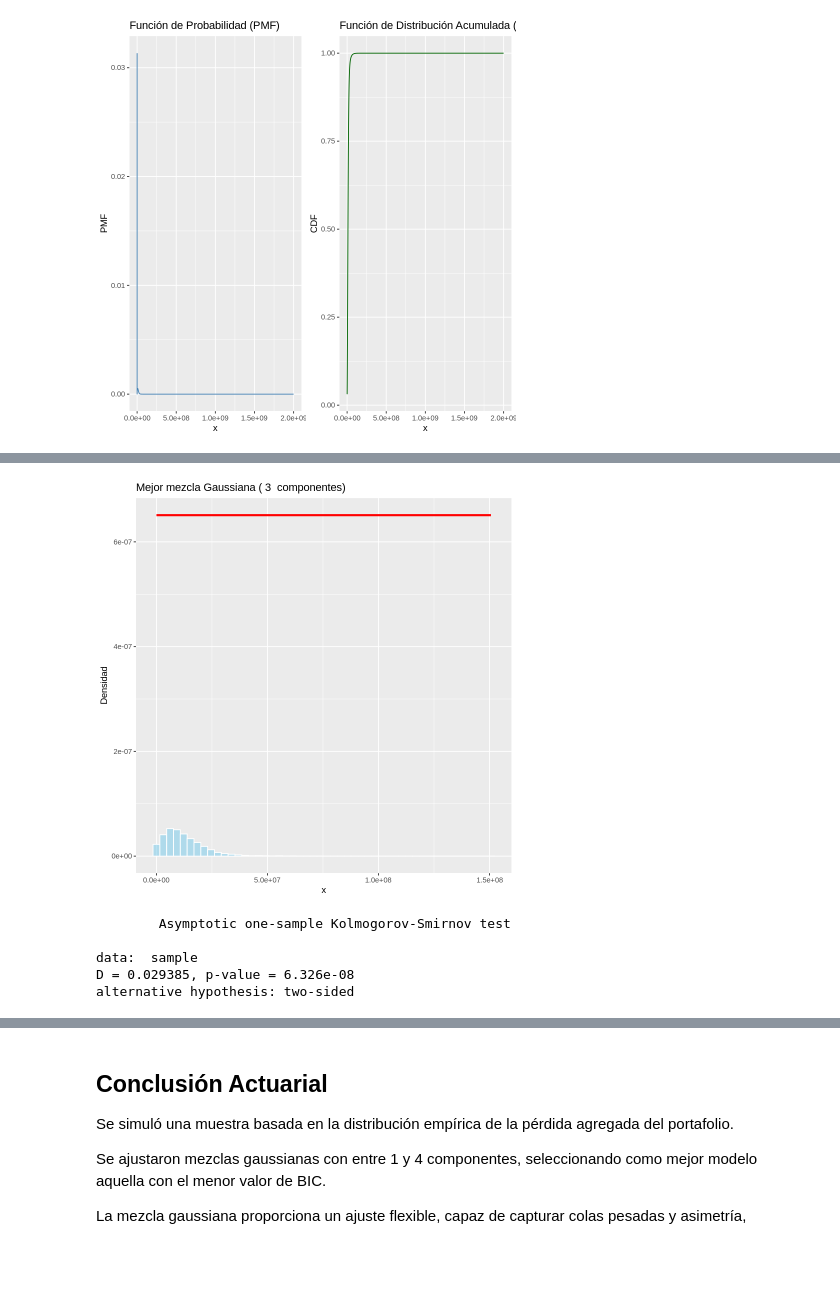
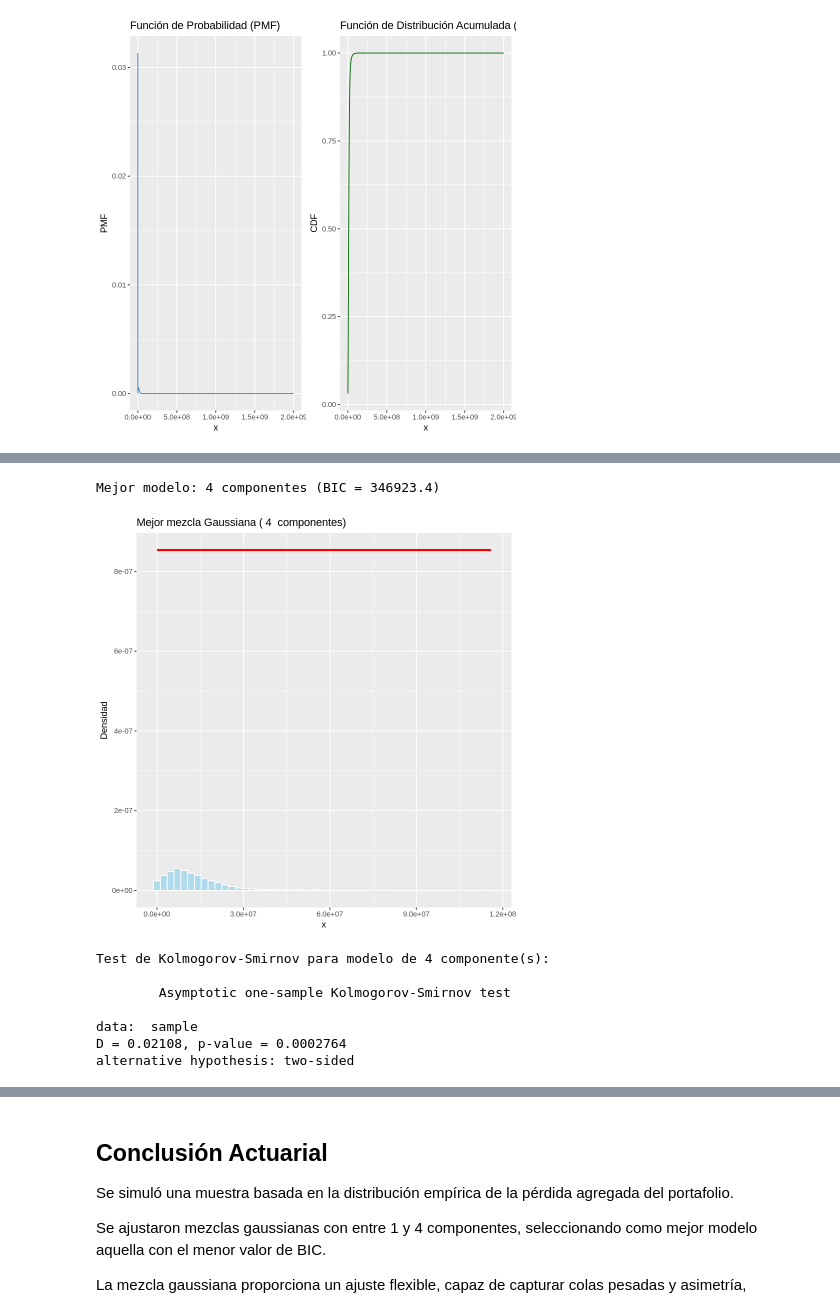
Before and after one commit to RiemannIntegrable/modelo-de-riesgo-colectivo-en-siniestros-de-autos, a Jupyter notebook: notebooks/pregunta1.ipynb, the cells around one changed output, grey strips where cells are left out. Cells and saved outputs as stored; diff of their text form; code cells hidden in the pictures; blank space fills up the shorter version.

```diff
--- a/notebooks/pregunta1.ipynb
+++ b/notebooks/pregunta1.ipynb
@@ -148,36 +165,70 @@ A data.frame: 4 × 3
 # %%
-best_k <- which.min(bic_vec)
+# Seleccionar el mejor modelo entre los que convergieron
+valid_bic <- bic_vec[is.finite(bic_vec)]
+valid_indices <- which(is.finite(bic_vec))
+
+if(length(valid_bic) == 0) {
+  stop("Ningún modelo convergio exitosamente")
+}
+
+best_k <- valid_indices[which.min(valid_bic)]
 best_model <- models[[best_k]]
 
+cat(sprintf("Mejor modelo: %d componentes (BIC = %.1f)\n", best_k, min(valid_bic)))
+
 # Graficar ajuste
-ggplot() +
-  geom_histogram(aes(sample, ..density..), bins = 50, fill = "skyblue", color = "white", alpha = 0.6) +
-  stat_function(fun = function(x) {
-    sum(sapply(1:best_k, function(j) {
-      best_model$lambda[j] * dnorm(x, mean = best_model$mu[j], sd = best_model$sigma[j])
-    }))
-  }, color = "red", size = 1.2) +
-  labs(title = paste("Mejor mezcla Gaussiana (", best_k, " componentes)"), x = "x", y = "Densidad")
+if(best_k == 1) {
+  # Para el modelo de 1 componente (normal simple)
+  ggplot() +
+    geom_histogram(aes(sample, ..density..), bins = 50, fill = "skyblue", color = "white", alpha = 0.6) +
+    stat_function(fun = function(x) {
+      dnorm(x, mean = best_model$mu, sd = best_model$sigma)
+    }, color = "red", size = 1.2) +
+    labs(title = paste("Mejor modelo: Normal simple (", best_k, " componente)"), x = "x", y = "Densidad")
+} else {
+  # Para modelos de mixturas
+  ggplot() +
+    geom_histogram(aes(sample, ..density..), bins = 50, fill = "skyblue", color = "white", alpha = 0.6) +
+    stat_function(fun = function(x) {
+      sum(sapply(1:best_k, function(j) {
+        best_model$lambda[j] * dnorm(x, mean = best_model$mu[j], sd = best_model$sigma[j])
+      }))
+    }, color = "red", size = 1.2) +
+    labs(title = paste("Mejor mezcla Gaussiana (", best_k, " componentes)"), x = "x", y = "Densidad")
+}
 # %% [output]
+Mejor modelo: 4 componentes (BIC = 346923.4)
-[figure, old version]
+[figure, new version]
 # %%
-# CDF aproximada de la mezcla
-mix_cdf <- function(x) {
-  sapply(x, function(xi) {
-    sum(best_model$lambda * pnorm(xi, mean = best_model$mu, sd = best_model$sigma))
-  })
+# Test de Kolmogorov-Smirnov para validar el ajuste
+
+if(best_k == 1) {
+  # Para modelo normal simple
+  mix_cdf <- function(x) {
+    pnorm(x, mean = best_model$mu, sd = best_model$sigma)
+  }
+} else {
+  # Para mixturas
+  mix_cdf <- function(x) {
+    sapply(x, function(xi) {
+      sum(best_model$lambda * pnorm(xi, mean = best_model$mu, sd = best_model$sigma))
+    })
+  }
 }
 
-# Empirical CDF
+# Test de Kolmogorov-Smirnov
 emp_cdf <- ecdf(sample)
 ks_result <- ks.test(sample, mix_cdf)
 
-ks_result
+cat(sprintf("Test de Kolmogorov-Smirnov para modelo de %d componente(s):\n", best_k))
+print(ks_result)
 # %% [output]
+Test de Kolmogorov-Smirnov para modelo de 4 componente(s):
+
         Asymptotic one-sample Kolmogorov-Smirnov test
 
 data:  sample
-D = 0.029385, p-value = 6.326e-08
+D = 0.02108, p-value = 0.0002764
 alternative hypothesis: two-sided
 # %%
 library(fitdistrplus)
```
Also changed, not shown: parts of 8 cells of this notebook, 2 other files.
